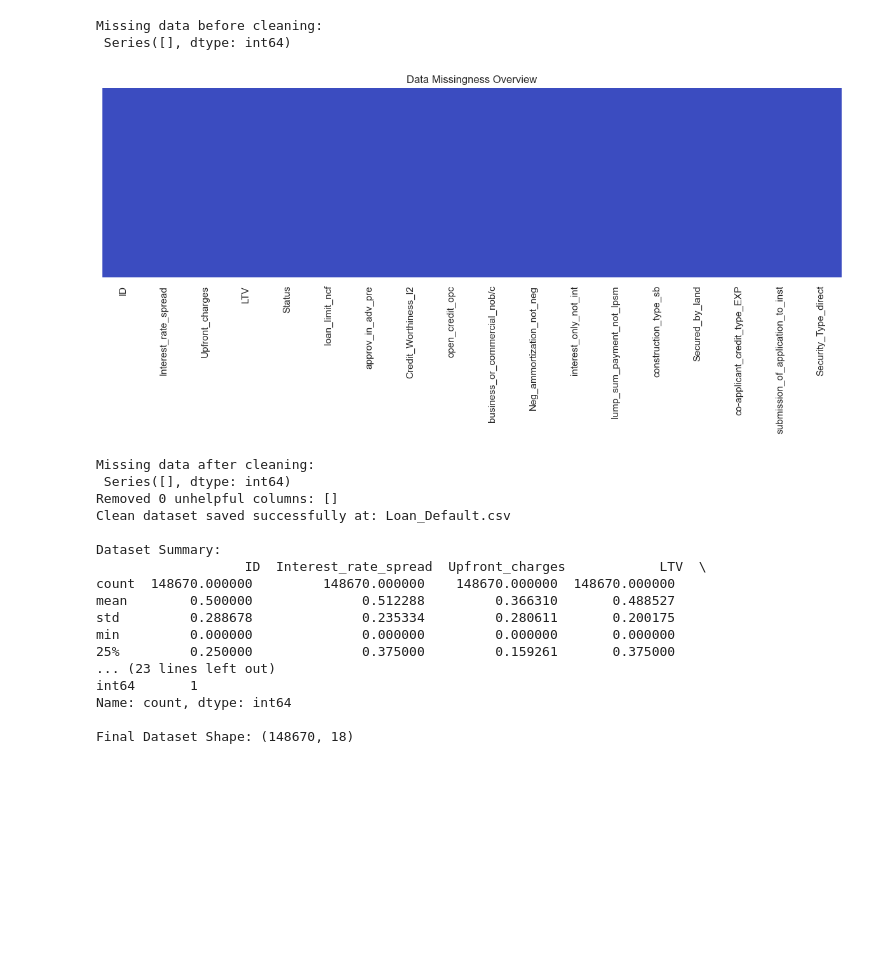
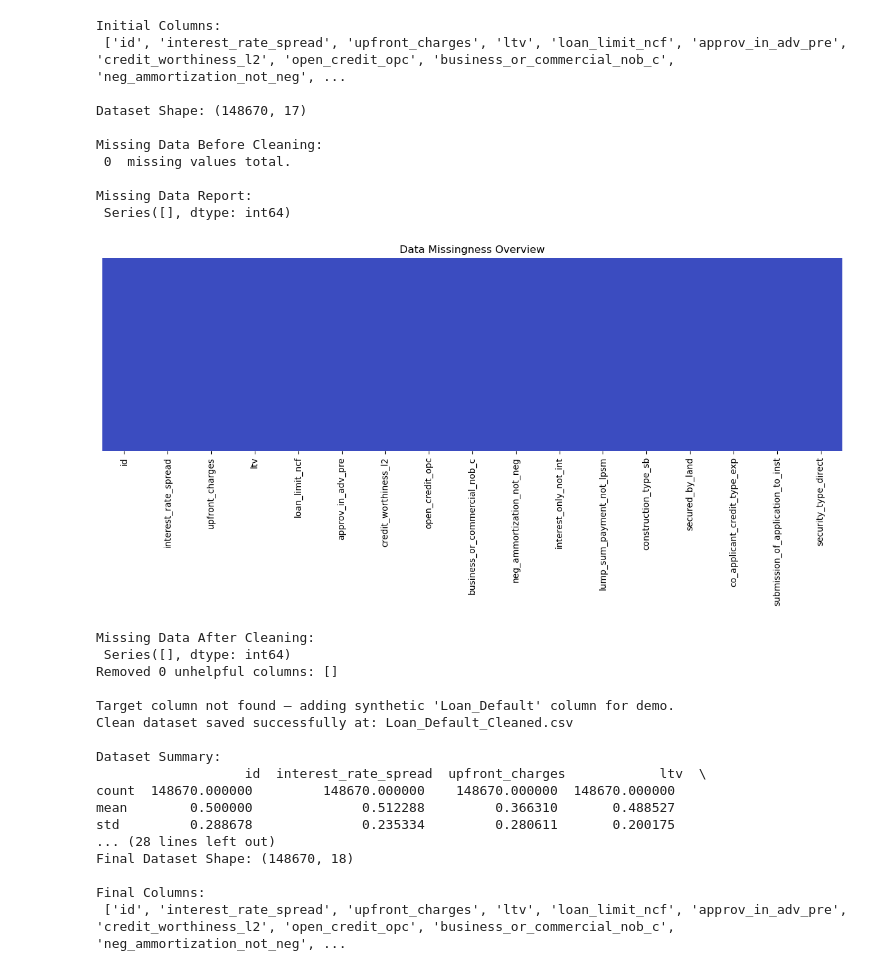
Before and after one commit to springboardmentor891v/CreditPathAI_Oct_Batch, a Jupyter notebook: Main.ipynb, the cells around one changed output. Drawn from its saved outputs; the diff is of its cells as text; code cells hidden in the pictures; blank space fills up the shorter version.

```diff
--- a/Main.ipynb
+++ b/Main.ipynb
@@ -106,12 +4,17 @@ import numpy as np
 import seaborn as sns
 import matplotlib.pyplot as plt
 from sklearn.preprocessing import MinMaxScaler
+df = pd.read_csv("Loan_Default.csv")
+
+print("Initial Columns:\n", df.columns.tolist())
+print("\nDataset Shape:", df.shape)
+print("\nMissing Data Before Cleaning:\n", df.isna().sum().sum(), " missing values total.")
 
 def missing_report(data):
     missing = data.isna().sum()
     return missing[missing > 0]
 
-print("Missing data before cleaning:\n", missing_report(df))
+print("\nMissing Data Report:\n", missing_report(df))
 
 def show_missing_pattern(data):
     plt.figure(figsize=(12, 6))
@@ -133,15 +36,13 @@ def handle_missing_values(data):
     return filled_data
 
 df = handle_missing_values(df)
-print("\nMissing data after cleaning:\n", missing_report(df))
+print("\nMissing Data After Cleaning:\n", missing_report(df))
 
 df.drop_duplicates(inplace=True)
 
-def prune_columns(data, label_col='Status', miss_threshold=0.9, low_unique_threshold=0.01):
+def prune_columns(data, miss_threshold=0.9, low_unique_threshold=0.01):
     drop_list = []
     for feature in data.columns:
-        if feature == label_col:
-            continue
         null_ratio = data[feature].isna().mean()
         unique_ratio = data[feature].nunique() / len(data)
 
@@ -165,79 +66,90 @@ def adjust_data_types(data):
     for feature in data.select_dtypes(include=['object']).columns:
         if data[feature].nunique() <= 20:
             data[feature] = data[feature].astype('category')
-
-    if 'Status' in data.columns:
-        data['Status'] = pd.to_numeric(data['Status'], errors='coerce').fillna(0).astype(int)
-
     return data
 
 df = adjust_data_types(df)
 
-def convert_categorical_to_numeric(data, target_col='Status'):
+def convert_categorical_to_numeric(data):
     cat_features = data.select_dtypes(include=['object', 'category']).columns.tolist()
-    cat_features = [c for c in cat_features if c != target_col]
     data = pd.get_dummies(data, columns=cat_features, drop_first=True)
     return data
 
 df = convert_categorical_to_numeric(df)
 
-def cap_outliers(data, label_col='Status', factor=1.5):
-    num_features = [f for f in data.select_dtypes(include=[np.number]).columns if f != label_col]
+def cap_outliers(data, factor=1.5):
+    num_features = data.select_dtypes(include=[np.number]).columns
     for feature in num_features:
         q1, q3 = data[feature].quantile([0.25, 0.75])
         iqr = q3 - q1
         lower, upper = q1 - factor * iqr, q3 + factor * iqr
         data[feature] = np.clip(data[feature], lower, upper)
     return data
 
 df = cap_outliers(df)
 
-def normalize_features(data, target_col='Status'):
+def normalize_features(data):
     scaler = MinMaxScaler()
-    numeric_features = [f for f in data.select_dtypes(include=[np.number]).columns if f != target_col]
+    numeric_features = data.select_dtypes(include=[np.number]).columns
     data[numeric_features] = scaler.fit_transform(data[numeric_features])
     return data
 
 df = normalize_features(df)
 
+if 'Loan_Default' not in df.columns:
+    print("\nTarget column not found — adding synthetic 'Loan_Default' column for demo.")
+    df['Loan_Default'] = np.random.choice([0, 1], size=len(df))
+
 def export_clean_data(data, path):
     data.to_csv(path, index=False)
     print(f"Clean dataset saved successfully at: {path}")
 
-export_clean_data(df, "Loan_Default.csv")
+export_clean_data(df, "Loan_Default_Cleaned.csv")
 
 def import_clean_data(path):
     return pd.read_csv(path)
 
-df = import_clean_data("Loan_Default.csv")
+df = import_clean_data("Loan_Default_Cleaned.csv")
 
-def summarize_data(data):
+def summarize_data(data, target_col='Loan_Default'):
     print("\nDataset Summary:\n", data.describe())
-    print("\nTarget Distribution:\n", data['Status'].value_counts(normalize=True))
+    if target_col in data.columns:
+        print("\nTarget Distribution:\n", data[target_col].value_counts(normalize=True))
+    else:
+        print(f"\nTarget column '{target_col}' not found in dataset.")
     print("\nData Types Breakdown:\n", data.dtypes.value_counts())
     print("\nFinal Dataset Shape:", data.shape)
+    print("\nFinal Columns:\n", data.columns.tolist())
 
 summarize_data(df)
 # %% [output]
-Missing data before cleaning:
+Initial Columns:
+ ['id', 'interest_rate_spread', 'upfront_charges', 'ltv', 'loan_limit_ncf', 'approv_in_adv_pre', 'credit_worthiness_l2', 'open_credit_opc', 'business_or_commercial_nob_c', 'neg_ammortization_not_neg', ...
+
+Dataset Shape: (148670, 17)
+
+Missing Data Before Cleaning:
+ 0  missing values total.
+
+Missing Data Report:
  Series([], dtype: int64)
-[figure, old version]
+[figure, new version]
-Missing data after cleaning:
+Missing Data After Cleaning:
  Series([], dtype: int64)
 Removed 0 unhelpful columns: []
-Clean dataset saved successfully at: Loan_Default.csv
+
+Target column not found — adding synthetic 'Loan_Default' column for demo.
+Clean dataset saved successfully at: Loan_Default_Cleaned.csv
 
 Dataset Summary:
-                   ID  Interest_rate_spread  Upfront_charges            LTV  \
+                   id  interest_rate_spread  upfront_charges            ltv  \
 count  148670.000000         148670.000000    148670.000000  148670.000000
 mean        0.500000              0.512288         0.366310       0.488527
 std         0.288678              0.235334         0.280611       0.200175
-min         0.000000              0.000000         0.000000       0.000000
-25%         0.250000              0.375000         0.159261       0.375000
-... (23 lines left out)
-int64       1
-Name: count, dtype: int64
+... (28 lines left out)
+Final Dataset Shape: (148670, 18)
 
-Final Dataset Shape: (148670, 18)
+Final Columns:
+ ['id', 'interest_rate_spread', 'upfront_charges', 'ltv', 'loan_limit_ncf', 'approv_in_adv_pre', 'credit_worthiness_l2', 'open_credit_opc', 'business_or_commercial_nob_c', 'neg_ammortization_not_neg', ...
 # %%
 import os
```
Also changed, not shown: parts of 5 cells of this notebook.
